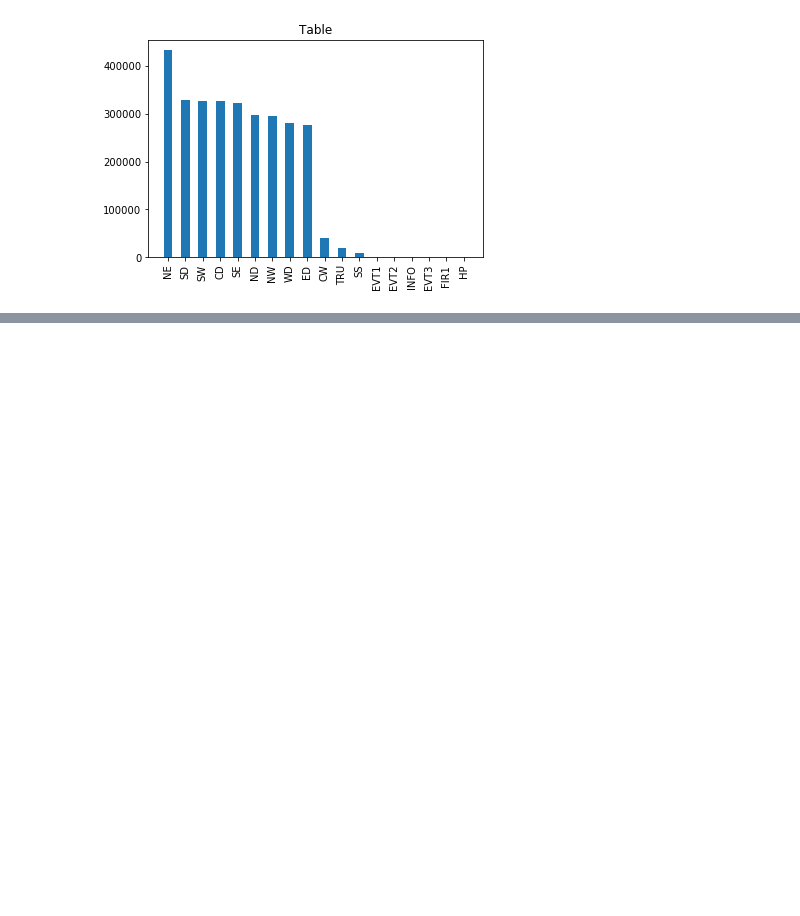
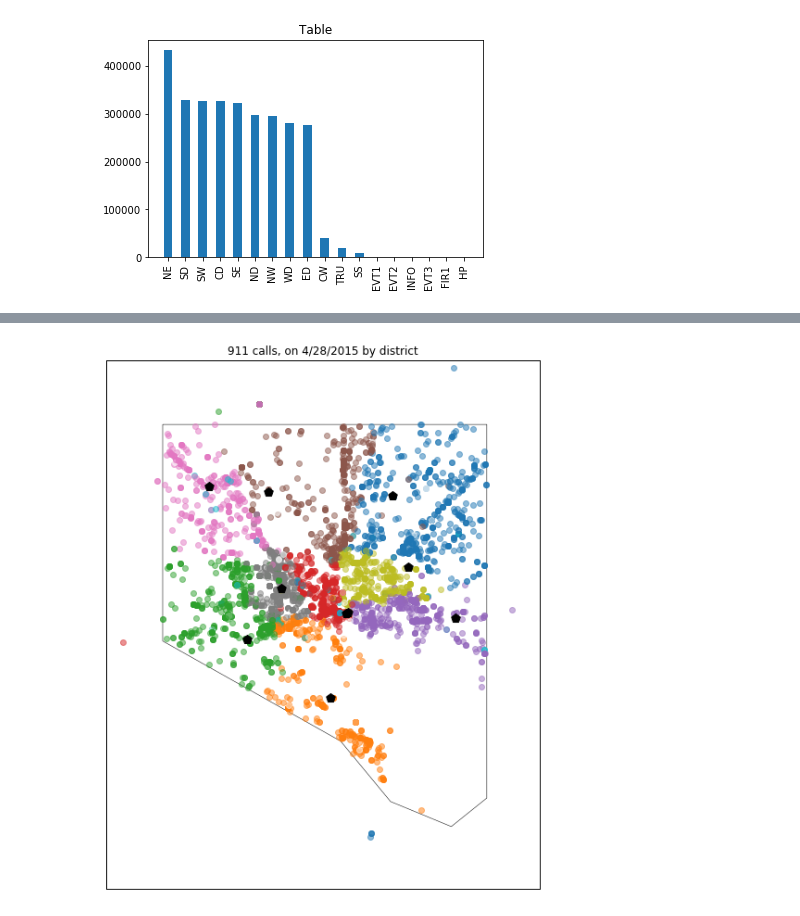
Before and after one commit to E-R-C/PoliceDataChallenge2017, a Jupyter notebook: DataChallenge.ipynb, the cells around one changed output, grey strips where cells are left out. Drawn from its saved outputs; the diff is of its cells as text; code cells hidden in the pictures; blank space fills up the shorter version.

Commit message:
Graph

```diff
--- a/DataChallenge.ipynb
+++ b/DataChallenge.ipynb
@@ -113,0 +118,72 @@ ModuleNotFoundError: No module named 'shapefile'
+# %%
+stations = pd.read_csv('shapeFiles/Police_Stations.csv')
+baseM = Basemap(
+    llcrnrlon=-76.742721,
+    llcrnrlat=39.17,
+    urcrnrlon=-76.5,
+    urcrnrlat=39.4,
+    projection='tmerc',
+    lat_0 = 39.299236,
+    lon_0 = -76.609383
+)
+# %%
+from mpl_toolkits.basemap import Basemap
+import geopandas as gpd
+import matplotlib.patches as mpatches
+districtsColors = {
+    "NE":"tab:blue",
+    "SD":"tab:orange",
+    "SW":"tab:green",
+    "CD":"tab:red",
+    "SE":"tab:purple",
+    "ND":"tab:brown",
+    "NW":"tab:pink",
+    "WD":"tab:gray",
+    "ED":"tab:olive",
+    "CW":"tab:cyan",
+    "TRU":"w",
+    "SS":"w",
+}
+
+baseM = Basemap(
+    llcrnrlon=-76.742721,
+    llcrnrlat=39.17,
+    urcrnrlon=-76.5,
+    urcrnrlat=39.4,
+    projection='tmerc',
+    lat_0 = 39.299236,
+    lon_0 = -76.609383
+#     llcrnrlon=-76.8,
+#     llcrnrlat=39.17,
+#     urcrnrlon=-76.3,
+#     urcrnrlat=39.4,
+#     projection='tmerc',
+#     lat_0 = 39.299236,
+#     lon_0 = -76.609383
+)
+baseM.drawmapboundary(fill_color='white', zorder = -1)
+baseM.readshapefile("./shapeFiles/output", "baltimore", zorder = 0)
+# I converted the downloaded kml file to shp file using:
+    # ogr2ogr -f 'ESRI Shapefile' output.shp input.kml
+## TODO, plot the points on the graph! I don't know where the points are being made, maybe the points are too small?
+for index,row in df1.iterrows():
+    lon,lat = parseLongLat(row["location"])
+    createPoint(baseM, long=lon, lati=lat,color = districtsColors[row["district"]])
+
+## Plots Police Stations
+stationX,stationY = baseM(stations["X"].values,stations["Y"].values)
+baseM.scatter(stationX, stationY, s=100, marker="p", color="k", zorder=3)
+
+## Plot Settings
+fig = plt.gcf()
+fig.set_size_inches(18.5, 10.5)
+
+## Change this hard coded title?
+plt.title("911 calls, on 4/28/2015 by district")
+## Create Legends
+legends = legendCreator(districtsColors)
+plt.legend(handles=legends)
+plt.savefig("april28.png")
+plt.show()
+# %% [output]
+[figure, added]
```
Also changed, not shown: parts of 5 cells of this notebook.
